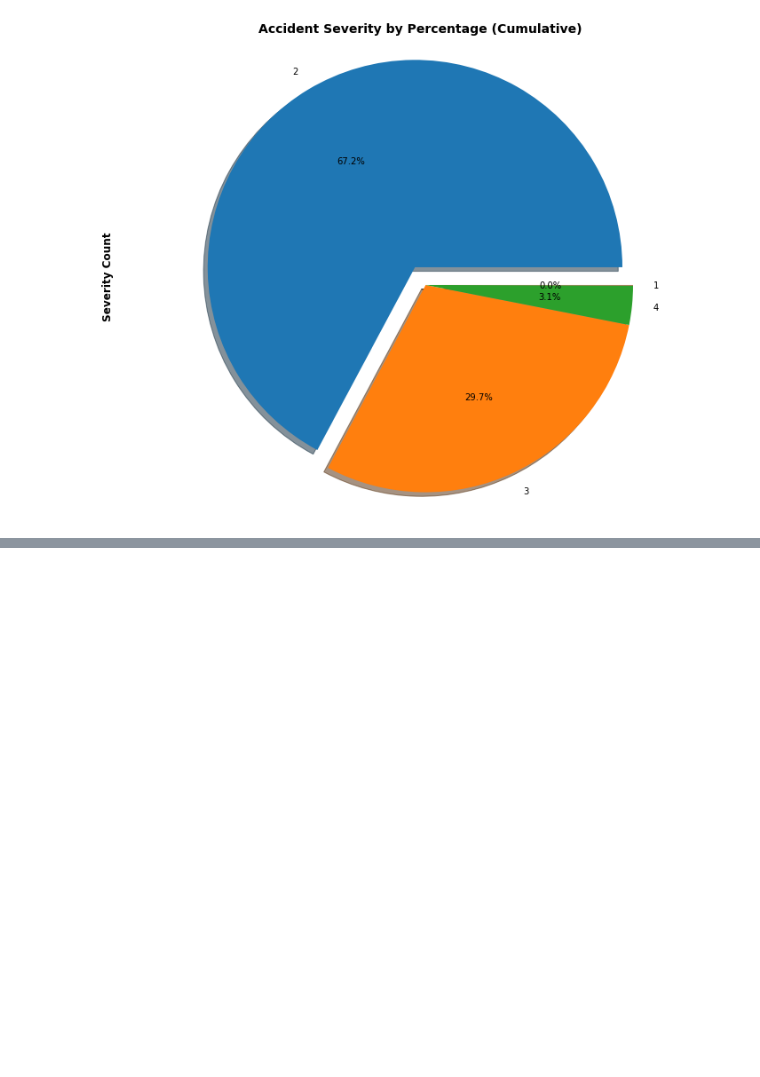
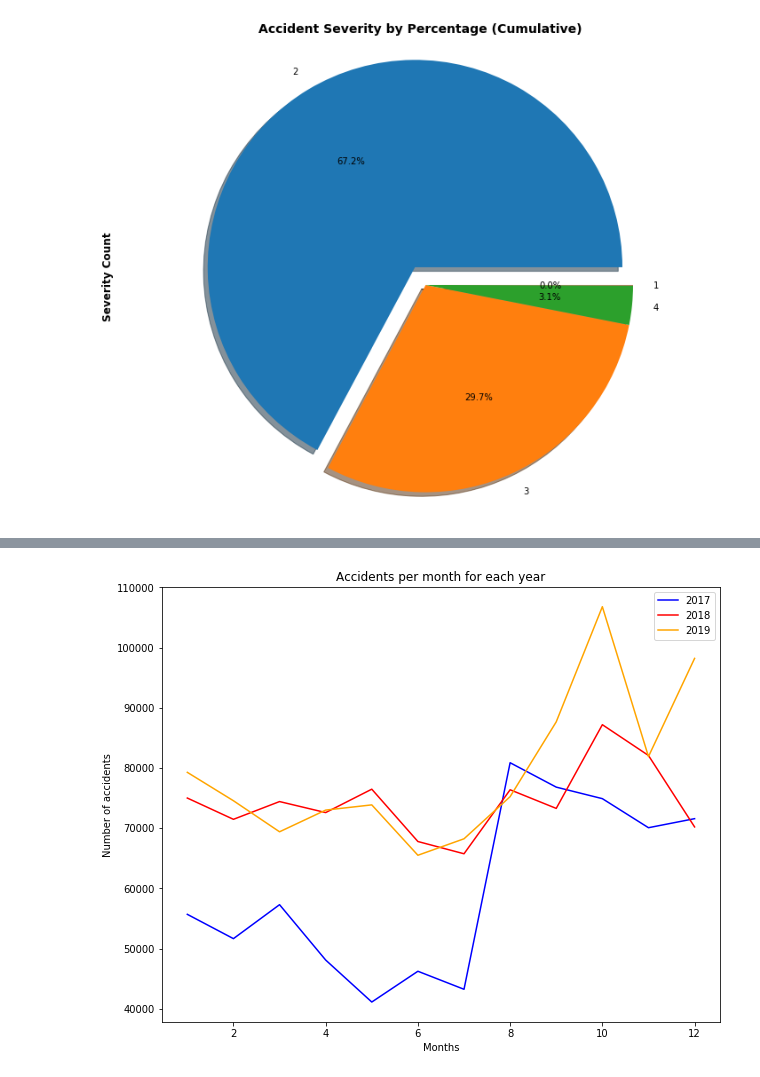
Before and after one commit to lilijo6/Project-Group-3, a Jupyter notebook: USAccident_Analysis.ipynb, the cells around one changed output, grey strips where cells are left out. Saved outputs shown, nothing was run; the diff lists cells and outputs as text; code cells hidden in the pictures; blank space fills up the shorter version.

```diff
--- a/USAccident_Analysis.ipynb
+++ b/USAccident_Analysis.ipynb
@@ -266,0 +297,5 @@ plt.show()
+# %%
+#Calling the initial data and creating a new dataFrame
+accident_target["Start_Year"]=accident_target["Start_Time"].dt.year
+accident_target["Start_Month"]=accident_target["Start_Time"].dt.month
+accident_target["Start_Date_Only"]=accident_target["Start_Time"].dt.date
@@ -266,0 +312,7 @@ plt.show()
+# %%
+#Creating df for each year to evaluate the number of accidents for each month in each year
+accidents_2016_df = accident_target.loc[accident_target['Start_Year']==2016].sort_values(by='Start_Month', ascending=True)
+accidents_2017_df = accident_target.loc[accident_target['Start_Year']==2017].sort_values(by='Start_Month', ascending=True)
+accidents_2018_df = accident_target.loc[accident_target['Start_Year']==2018].sort_values(by='Start_Month', ascending=True)
+accidents_2019_df = accident_target.loc[accident_target['Start_Year']==2019].sort_values(by='Start_Month', ascending=True)
+accidents_2016_df.head()
@@ -266,0 +327,6 @@ plt.show()
+# %%
+accidents_per_month_2016 = accidents_2016_df.groupby(accidents_2016_df['Start_Month']).count()
+accidents_per_month_2017 = accidents_2017_df.groupby(accidents_2017_df['Start_Month']).count()
+accidents_per_month_2018 = accidents_2018_df.groupby(accidents_2018_df['Start_Month']).count()
+accidents_per_month_2019 = accidents_2019_df.groupby(accidents_2019_df['Start_Month']).count()
+accidents_per_month_2019.head()
@@ -266,0 +342,24 @@ plt.show()
+# %%
+#Plot will show distribution of accidents for each year
+#List of months
+months = [1,2,3,4,5,6,7,8,9,10,11,12]
+month = [12]
+#Plotting the number of accidents per month for each year
+#plt.plot(month, accidents_per_month_2016['Start_Date_Only'], color="green", label="2016")
+plt.figure(figsize=(10, 8))
+plt.plot(months, accidents_per_month_2017['Start_Date_Only'], color="blue", label="2017")
+plt.plot(months, accidents_per_month_2018['Start_Date_Only'], color="red", label="2018")
+plt.plot(months, accidents_per_month_2019['Start_Date_Only'], color="orange", label="2019")
+
+# Place a legend on the chart in what matplotlib believes to be the "best" location
+plt.legend(loc="best")
+
+plt.title("Accidents per month for each year")
+plt.xlabel("Months")
+plt.ylabel("Number of accidents")
+plt.savefig("Images/AccidentsPerMonthLine.png")
+
+# Print our chart to the screen
+plt.show();
+# %% [output]
+[figure, added]
```
Also changed, not shown: parts of 30 cells of this notebook, 11 other files.
